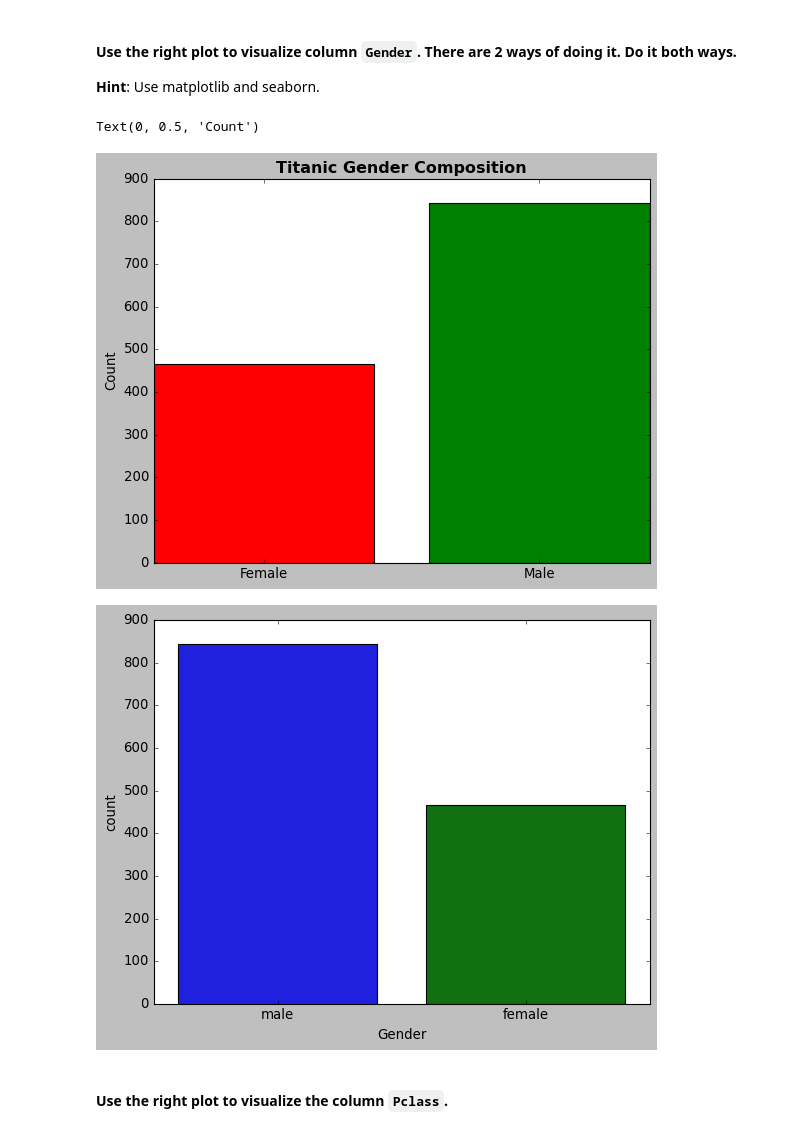
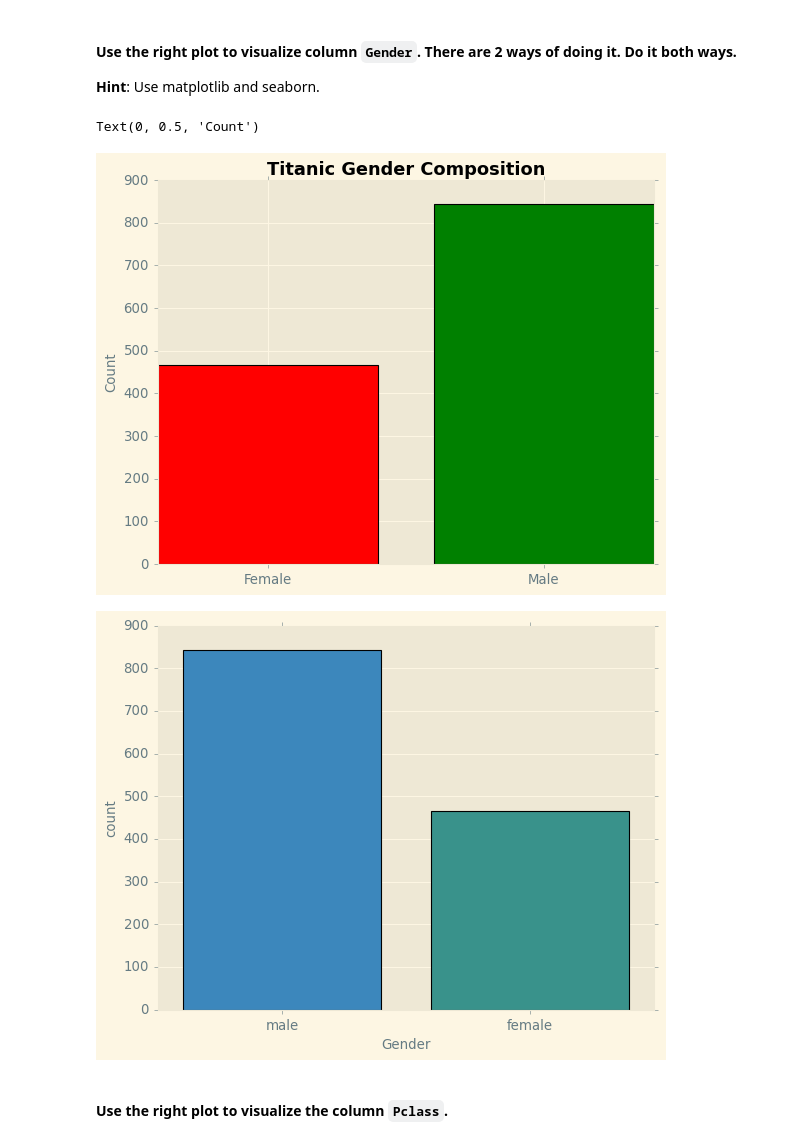
Before and after one commit to JonathonClegg/DAFT_0116, a Jupyter notebook: module_2/Lab_1_Matplotlib-and-Seaborn/main.ipynb, the cells around one changed output. Drawn from its saved outputs; the diff is of its cells as text; code cells hidden in the pictures.

```diff
--- a/module_2/Lab_1_Matplotlib-and-Seaborn/main.ipynb
+++ b/module_2/Lab_1_Matplotlib-and-Seaborn/main.ipynb
@@ -229,7 +242,8 @@ titanic.select_dtypes('object')
 # your code here
 
 #plt.figure(figsize=(12,6))
-#plt.style.use('classic')
+plt.style.use('classic')
+plt.style.use('Solarize_Light2')
 # %% [markdown]
 #### Use the right visulalization to show the distribution of column `Age`.
 # %%
@@ -293,14 +310,13 @@ plt.xticks(ticks=[0,1],labels=["Female","Male"])
 plt.ylabel("Count")
 # %% [output]
 Text(0, 0.5, 'Count')
-[figure, old version]
+[figure, new version]
 # %%
 # Method 2 - seaborn
 # your code here
-gender = titanic['Gender'].value_counts().sort_index()
 ax = sns.countplot(x="Gender", data=titanic)
 # %% [output]
-[figure, old version]
+[figure, new version]
 # %% [markdown]
 #### Use the right plot to visualize the column `Pclass`.
 # %%
```
Also changed, not shown: parts of 21 cells of this notebook, 1 other file.
